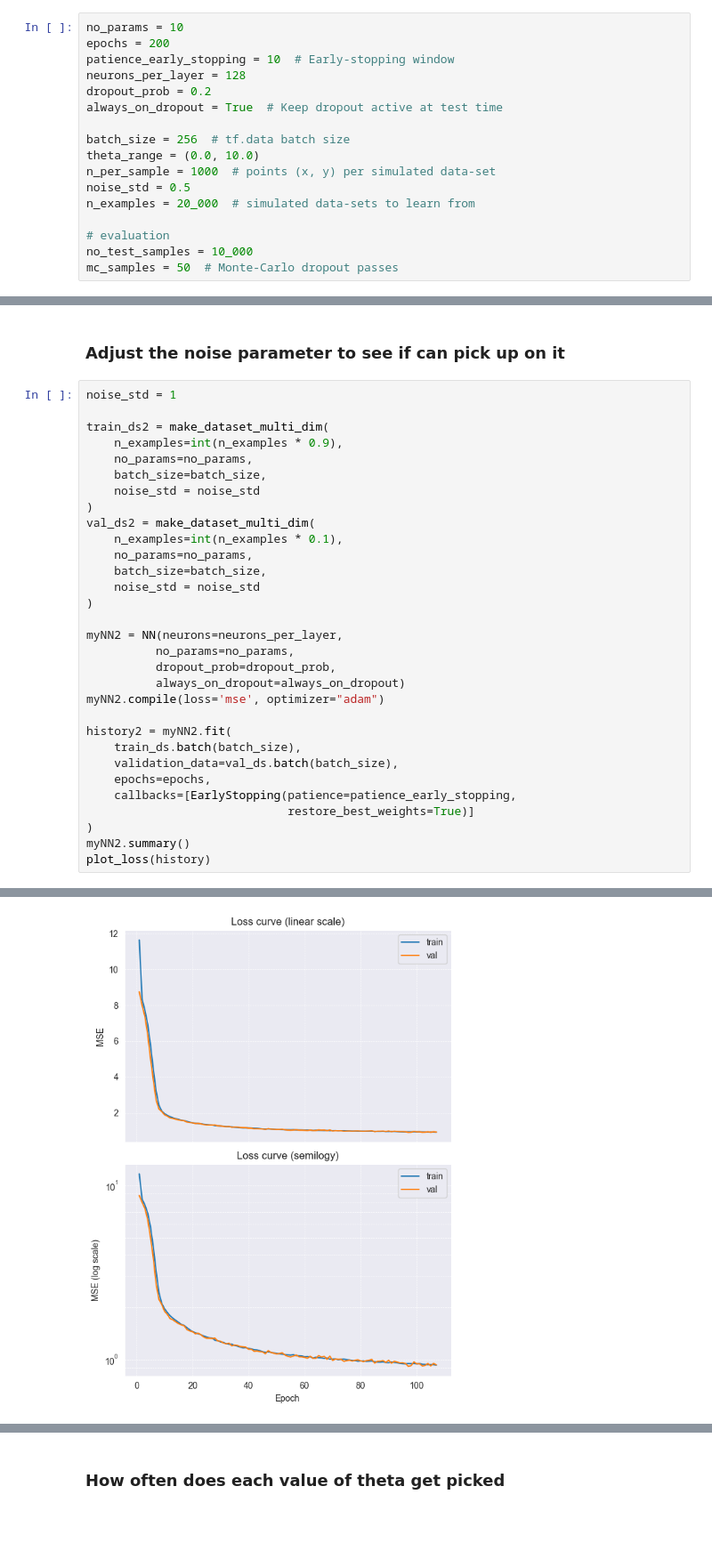
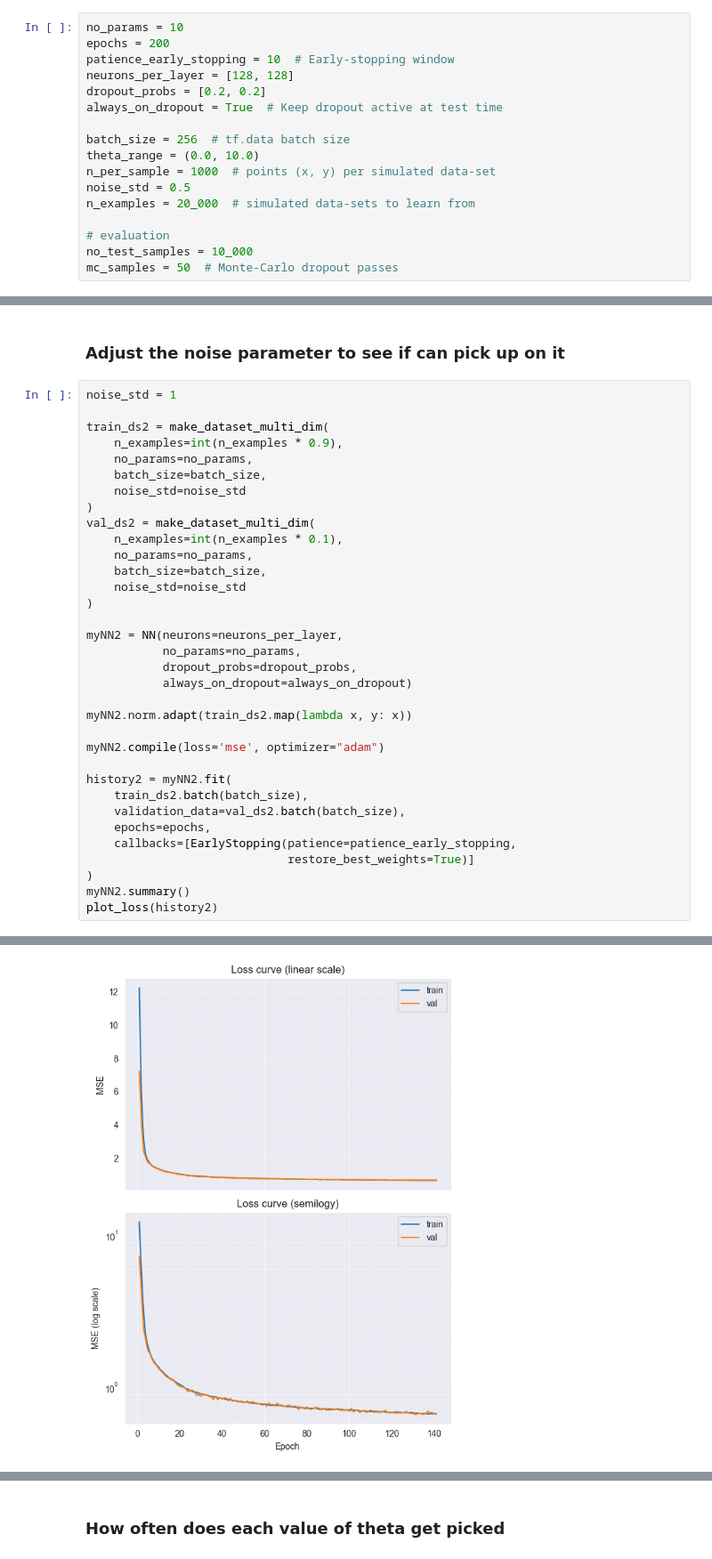
Before and after one commit to ob24-ic/MastersThesis, a Jupyter notebook: SummaryStatisticNN/LinearExampleWithDropout.ipynb, the cells around one changed output, grey strips where cells are left out. Shown at 89% size. Saved outputs shown, nothing was run; the diff lists cells and outputs as text; blank space fills up the shorter version.

```diff
--- a/SummaryStatisticNN/LinearExampleWithDropout.ipynb
+++ b/SummaryStatisticNN/LinearExampleWithDropout.ipynb
@@ -21,8 +25,8 @@ Can change the parameters here and re-run
 no_params = 10
 epochs = 200
 patience_early_stopping = 10  # Early-stopping window
-neurons_per_layer = 128
-dropout_prob = 0.2
+neurons_per_layer = [128, 128]
+dropout_probs = [0.2, 0.2]
 always_on_dropout = True  # Keep dropout active at test time
 
 batch_size = 256  # tf.data batch size
@@ -398,29 +457,32 @@ train_ds2 = make_dataset_multi_dim(
     n_examples=int(n_examples * 0.9),
     no_params=no_params,
     batch_size=batch_size,
-    noise_std = noise_std
+    noise_std=noise_std
 )
 val_ds2 = make_dataset_multi_dim(
     n_examples=int(n_examples * 0.1),
     no_params=no_params,
     batch_size=batch_size,
-    noise_std = noise_std
+    noise_std=noise_std
 )
 
 myNN2 = NN(neurons=neurons_per_layer,
-          no_params=no_params,
-          dropout_prob=dropout_prob,
-          always_on_dropout=always_on_dropout)
+           no_params=no_params,
+           dropout_probs=dropout_probs,
+           always_on_dropout=always_on_dropout)
+
+myNN2.norm.adapt(train_ds2.map(lambda x, y: x))
+
 myNN2.compile(loss='mse', optimizer="adam")
 
 history2 = myNN2.fit(
-    train_ds.batch(batch_size),
-    validation_data=val_ds.batch(batch_size),
+    train_ds2.batch(batch_size),
+    validation_data=val_ds2.batch(batch_size),
     epochs=epochs,
     callbacks=[EarlyStopping(patience=patience_early_stopping,
                              restore_best_weights=True)]
 )
 myNN2.summary()
-plot_loss(history)
+plot_loss(history2)
 # %% [output]
 Epoch 1/200
@@ -461,3 +527,3 @@ Model: "NN"
-[figure, old version]
+[figure, new version]
 # %%
 avg_re = average_relative_error(
```
Also changed, not shown: parts of 23 cells of this notebook.
